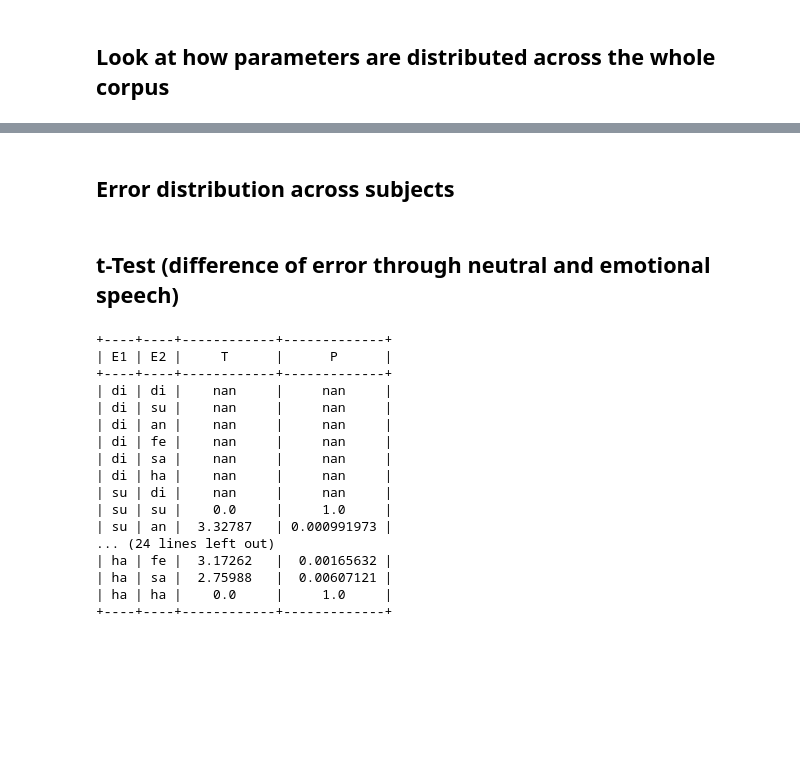
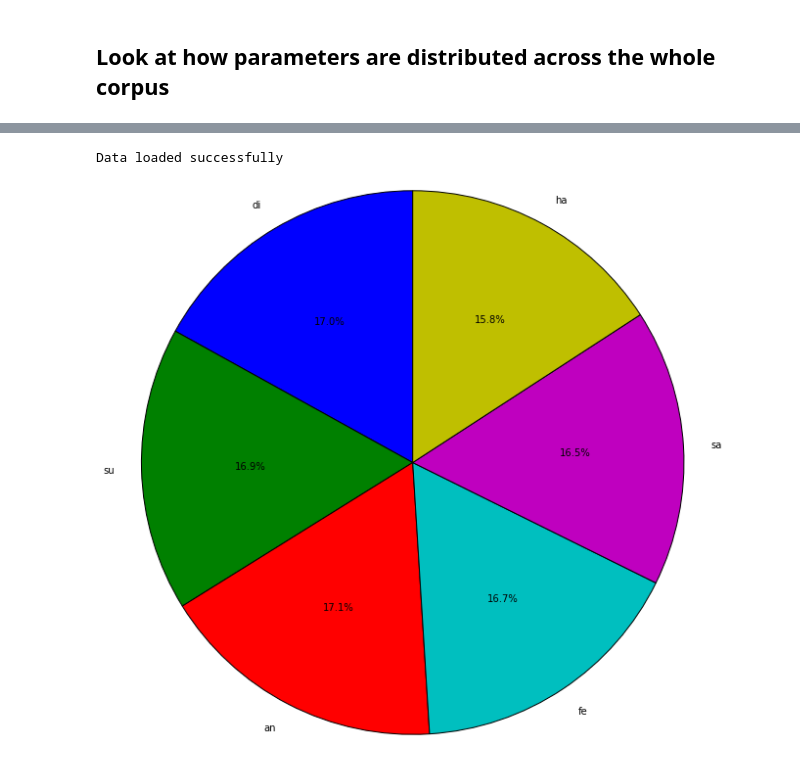
Before and after one commit to qdenisq/Fujisaki, a Jupyter notebook: PYTHON/Report_analysis.ipynb, the cells around one changed output, grey strips where cells are left out. Saved outputs shown, nothing was run; the diff lists cells and outputs as text; code cells hidden in the pictures; blank space fills up the shorter version.

Commit message:
DS: stat_analysis and classification

```diff
--- a/PYTHON/Report_analysis.ipynb
+++ b/PYTHON/Report_analysis.ipynb
@@ -77,2 +104,0 @@ for key in emotions.keys():
-# %% [markdown]
-## Error distribution across subjects
@@ -90,32 +105,19 @@ for key in subjects.keys():
-# %% [markdown]
-## t-Test (difference of error through neutral and emotional speech)
-# %%
-import scipy.stats as st
-import prettytable
-t_test = np.empty(0, dtype=[('E1', 'a10'), ('E2', 'a10'), ('T', 'f'), ('P', 'f')])
-for e in emotions.keys():
-    for e2 in emotions.keys():
-        test = st.ttest_ind(emotions[e], emotions[e2], equal_var = False)
-        t_test = np.append(t_test, np.array([(e, e2, test[0], test[1])], dtype=t_test.dtype))
-pretty_tbl = prettytable.PrettyTable(t_test.dtype.names)
-for r in t_test:
-    pretty_tbl.add_row(r)
-print(pretty_tbl)
-# %% [output]
-+----+----+------------+-------------+
-| E1 | E2 |     T      |      P      |
-+----+----+------------+-------------+
-| di | di |    nan     |     nan     |
-| di | su |    nan     |     nan     |
-| di | an |    nan     |     nan     |
-| di | fe |    nan     |     nan     |
-| di | sa |    nan     |     nan     |
-| di | ha |    nan     |     nan     |
-| su | di |    nan     |     nan     |
-| su | su |    0.0     |     1.0     |
-| su | an |  3.32787   | 0.000991973 |
-... (24 lines left out)
-| ha | fe |  3.17262   |  0.00165632 |
-| ha | sa |  2.75988   |  0.00607121 |
-| ha | ha |    0.0     |     1.0     |
-+----+----+------------+-------------+
+# %%
+emotions = utils.load_obj(directory+'emotions.pkl')
+print 'Data loaded successfully'
+
+import matplotlib.pyplot as plt
+
+# Pie chart, where the slices will be ordered and plotted counter-clockwise:
+labels = emotions.keys()
+sizes = [len(emotions[e]) for e in emotions.keys()]
+
+fig1, ax1 = plt.subplots(figsize=(10,10))
+ax1.pie(sizes, labels=labels, autopct='%1.1f%%',
+        shadow=False, startangle=90)
+ax1.axis('equal')  # Equal aspect ratio ensures that pie is drawn as a circle.
+
+plt.show()
+# %% [output]
+Data loaded successfully
+[figure, added]
```
Also changed, not shown: parts of 11 cells of this notebook, 9 other files.
